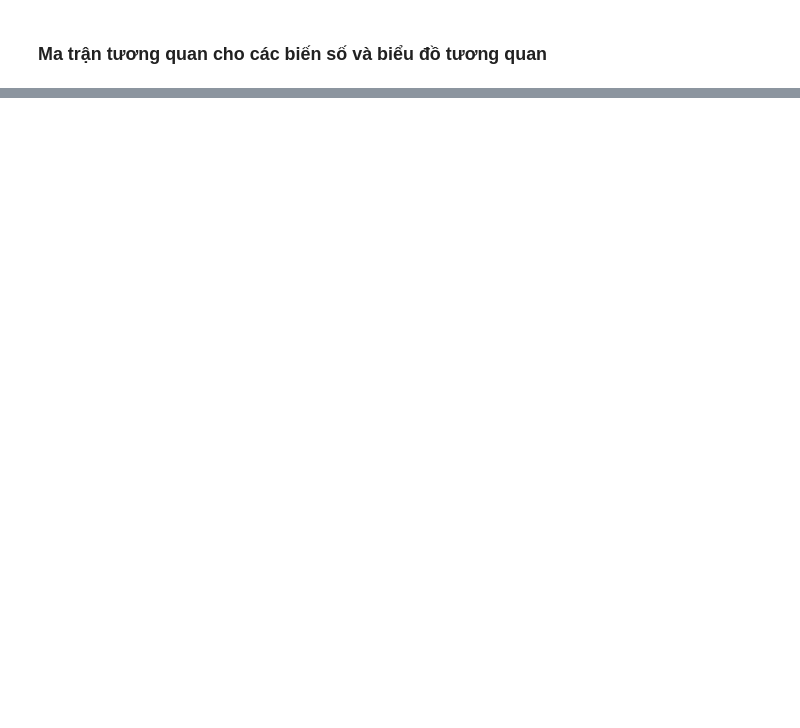
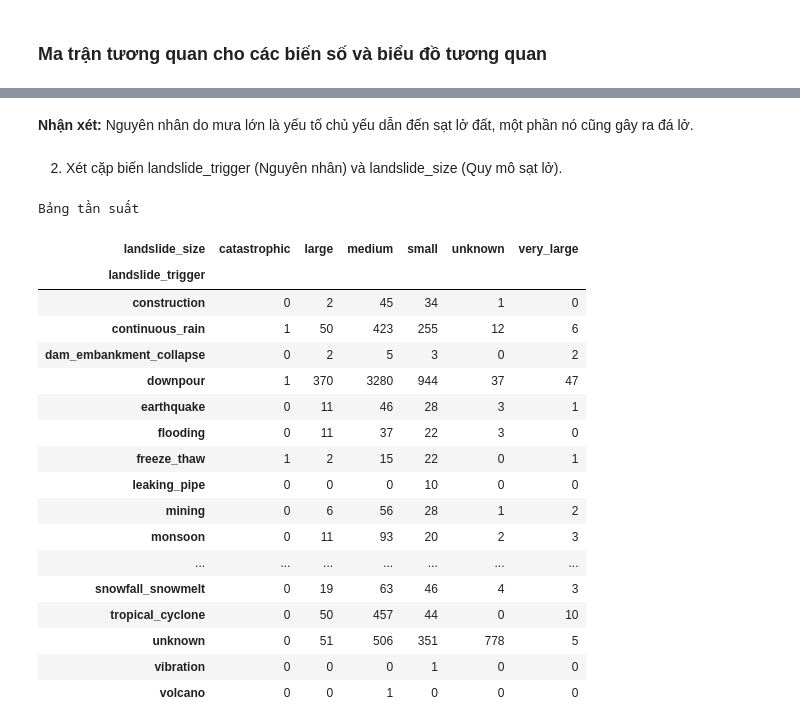
Before and after one commit to tientien01/Global-Landslide-Catalog-NASA-Analysis, a Jupyter notebook: notebook/02_data_exploration.ipynb, the cells around one changed output, grey strips where cells are left out. Drawn from its saved outputs; the diff is of its cells as text; code cells hidden in the pictures; blank space fills up the shorter version.

```diff
--- a/notebook/02_data_exploration.ipynb
+++ b/notebook/02_data_exploration.ipynb
@@ -922,0 +964,27 @@ plt.show()
+# %% [markdown]
+**Nhận xét:** Nguyên nhân do mưa lớn là yếu tố chủ yếu dẫn đến sạt lở đất, một phần nó cũng gây ra đá lở.
+# %% [markdown]
+2. Xét cặp biến landslide_trigger (Nguyên nhân) và landslide_size (Quy mô sạt lở).
+# %%
+print("Bảng tần suất")
+pd.crosstab(df['landslide_trigger'], df['landslide_size'])
+# %% [output]
+Bảng tần suất
+| landslide_size | catastrophic | large | medium | small | unknown | very_large |
+| landslide_trigger |  |  |  |  |  |  |
+| construction | 0 | 2 | 45 | 34 | 1 | 0 |
+| continuous_rain | 1 | 50 | 423 | 255 | 12 | 6 |
+| dam_embankment_collapse | 0 | 2 | 5 | 3 | 0 | 2 |
+| downpour | 1 | 370 | 3280 | 944 | 37 | 47 |
+| earthquake | 0 | 11 | 46 | 28 | 3 | 1 |
+| flooding | 0 | 11 | 37 | 22 | 3 | 0 |
+| freeze_thaw | 1 | 2 | 15 | 22 | 0 | 1 |
+| leaking_pipe | 0 | 0 | 0 | 10 | 0 | 0 |
+| mining | 0 | 6 | 56 | 28 | 1 | 2 |
+| monsoon | 0 | 11 | 93 | 20 | 2 | 3 |
+| ... | ... | ... | ... | ... | ... | ... |
+| snowfall_snowmelt | 0 | 19 | 63 | 46 | 4 | 3 |
+| tropical_cyclone | 0 | 50 | 457 | 44 | 0 | 10 |
+| unknown | 0 | 51 | 506 | 351 | 778 | 5 |
+| vibration | 0 | 0 | 0 | 1 | 0 | 0 |
+| volcano | 0 | 0 | 1 | 0 | 0 | 0 |
```
Also changed, not shown: parts of 26 cells of this notebook, 1 other file.
